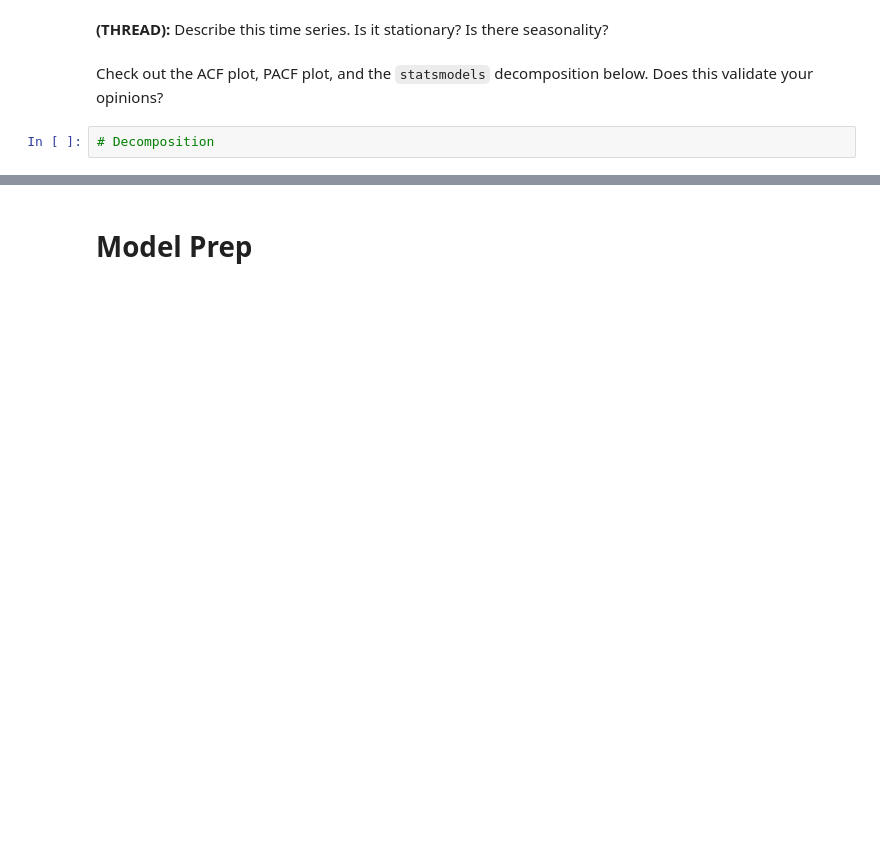
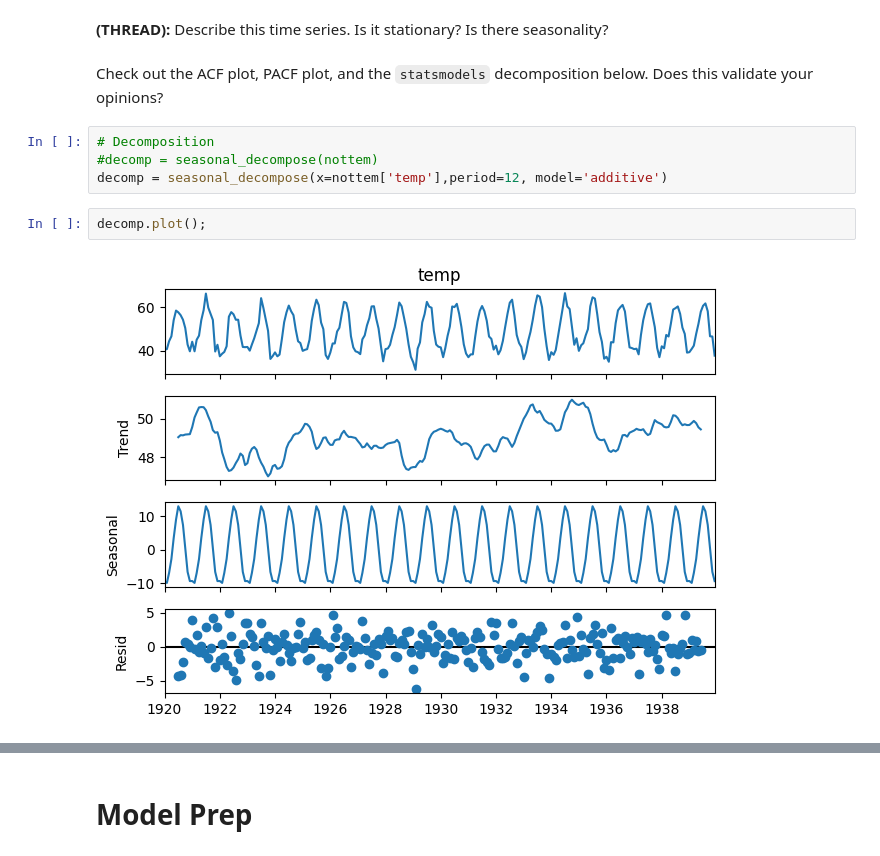
Before and after one commit to Ch3ddarr/DSB-Unit-03, a Jupyter notebook: 17 - Time Series II - Modeling/ts-ii-modeling-starter.ipynb, the cells around one changed output, grey strips where cells are left out. Drawn from its saved outputs; the diff is of its cells as text; blank space fills up the shorter version.

```diff
--- a/17 - Time Series II - Modeling/ts-ii-modeling-starter.ipynb
+++ b/17 - Time Series II - Modeling/ts-ii-modeling-starter.ipynb
@@ -37,7 +64,13 @@ nottem.head()
 **(THREAD):** Describe this time series. Is it stationary? Is there seasonality?
 # %% [markdown]
 Check out the ACF plot, PACF plot, and the `statsmodels` decomposition below. Does this validate your opinions?
-# %%
-# Decomposition
+# %%
+# Decomposition
+#decomp = seasonal_decompose(nottem)
+decomp = seasonal_decompose(x=nottem['temp'],period=12, model='additive')
+# %%
+decomp.plot();
+# %% [output]
+[figure, added]
 # %%
 # ACF
```
Also changed, not shown: parts of 39 cells of this notebook.
